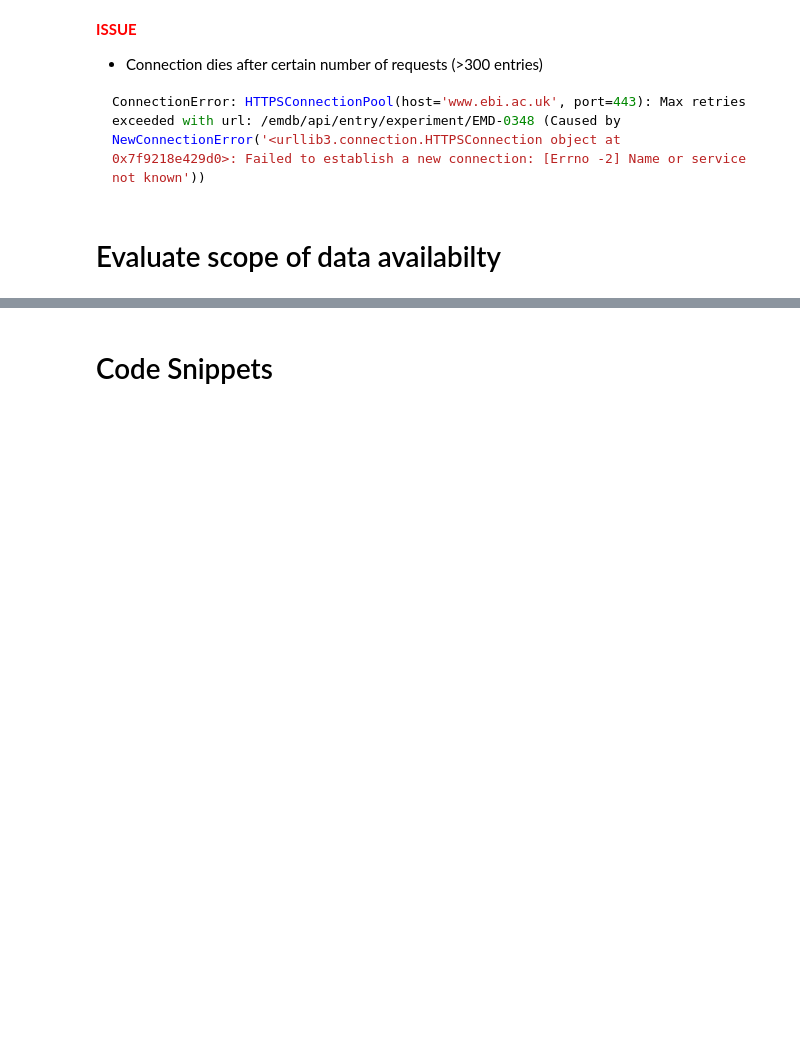
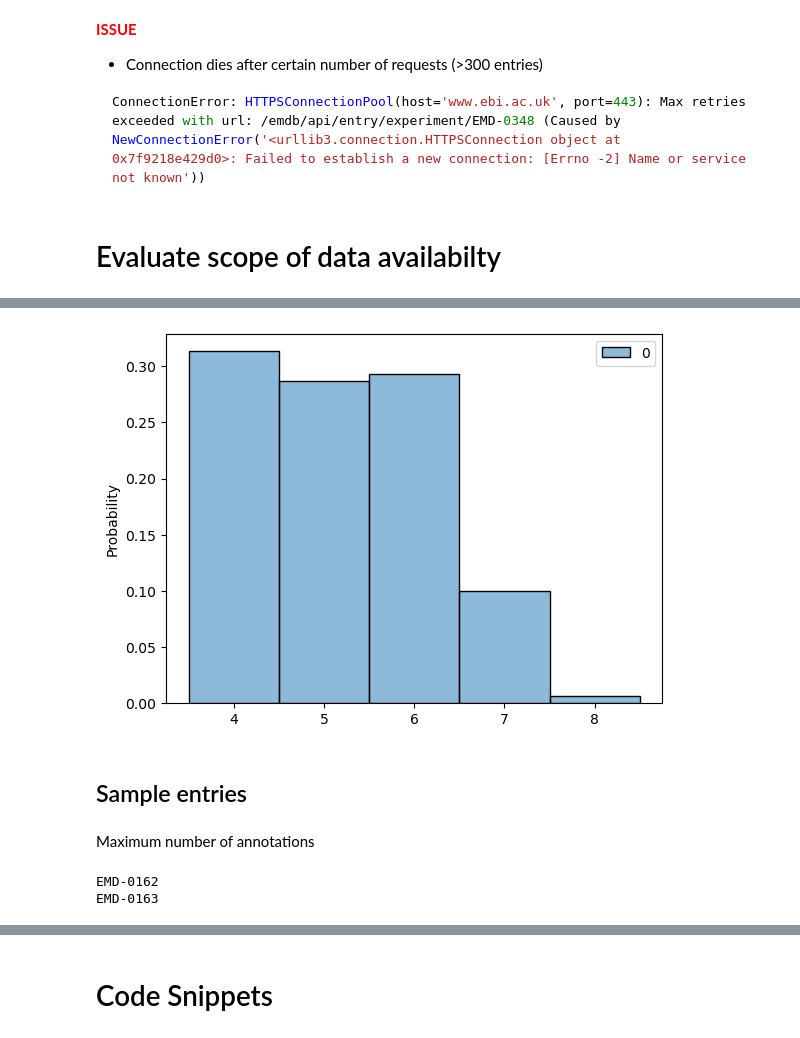
Before and after one commit to broncio123/cryodb, a Jupyter notebook: Notebook1.ipynb, the cells around one changed output, grey strips where cells are left out. Cells and saved outputs as stored; diff of their text form; code cells hidden in the pictures; blank space fills up the shorter version.

```diff
--- a/Notebook1.ipynb
+++ b/Notebook1.ipynb
@@ -129,0 +176,17 @@ ConnectionError: HTTPSConnectionPool(host='www.ebi.ac.uk', port=443): Max retrie
+# %%
+hist = sns.histplot(n_annotations.values(),
+                    stat='probability',
+                    discrete=True)
+# %% [output]
+[figure, added]
+# %% [markdown]
+## Sample entries
+# %% [markdown]
+Maximum number of annotations
+# %%
+for emdb_id in n_annotations.keys():
+    if len(exptl_annotations[emdb_id].keys()) == 8:
+        print(emdb_id)
+# %% [output]
+EMD-0162
+EMD-0163
```
Also changed, not shown: parts of 24 cells of this notebook.
